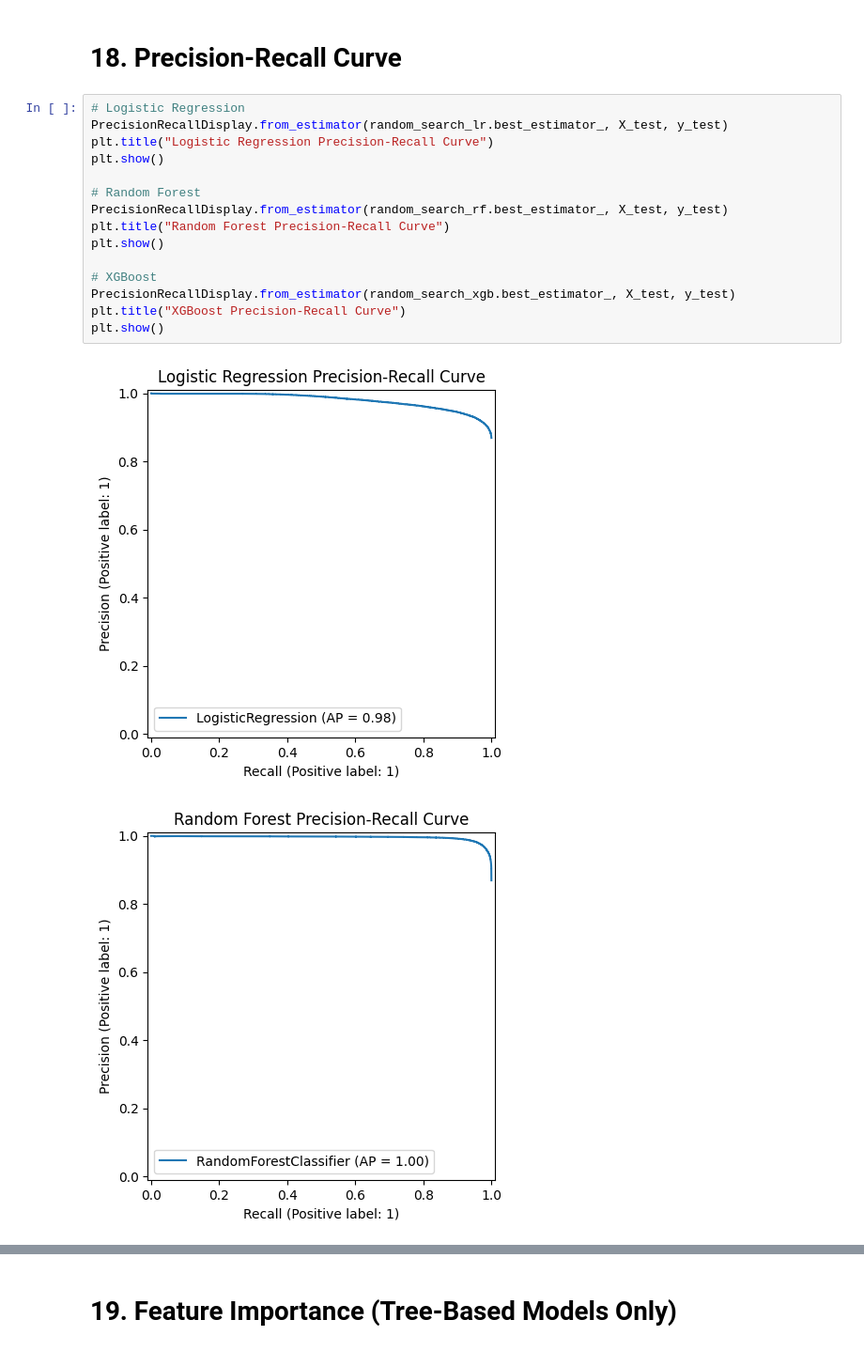
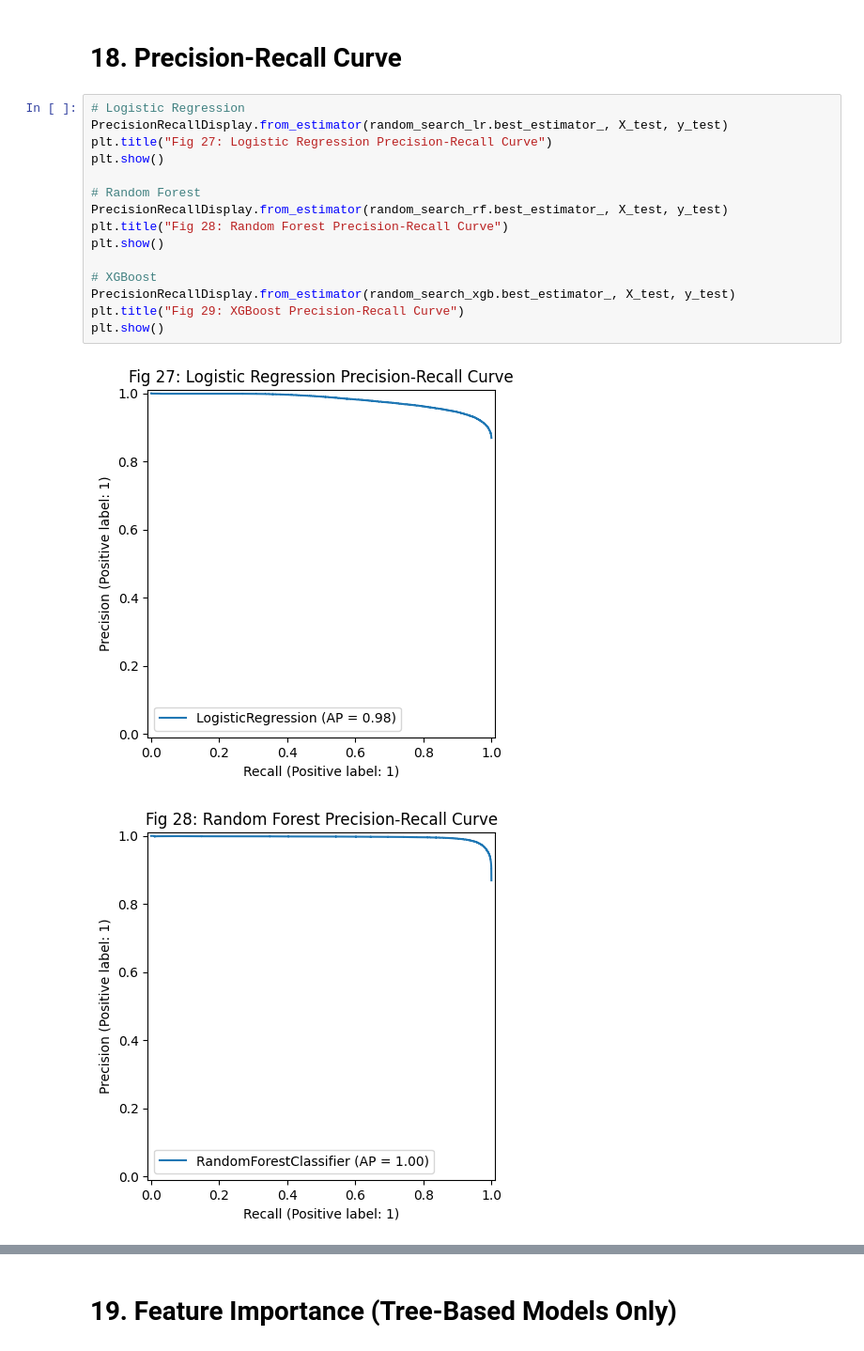
Before and after one commit to jerryorajekwe/Predicting-Loan-Default-Risk-with-Machine-Learning-Models, a Jupyter notebook: Loandefaultriskpredictionwithmachinelearning.ipynb, the cells around one changed output, grey strips where cells are left out. Shown at 94% size. Saved outputs shown, nothing was run; the diff lists cells and outputs as text.

```diff
--- a/Loandefaultriskpredictionwithmachinelearning.ipynb
+++ b/Loandefaultriskpredictionwithmachinelearning.ipynb
@@ -773,18 +792,18 @@ plt.show()
 # %%
 # Logistic Regression
 PrecisionRecallDisplay.from_estimator(random_search_lr.best_estimator_, X_test, y_test)
-plt.title("Logistic Regression Precision-Recall Curve")
+plt.title("Fig 27: Logistic Regression Precision-Recall Curve")
 plt.show()
 
 # Random Forest
 PrecisionRecallDisplay.from_estimator(random_search_rf.best_estimator_, X_test, y_test)
-plt.title("Random Forest Precision-Recall Curve")
+plt.title("Fig 28: Random Forest Precision-Recall Curve")
 plt.show()
 
 # XGBoost
 PrecisionRecallDisplay.from_estimator(random_search_xgb.best_estimator_, X_test, y_test)
-plt.title("XGBoost Precision-Recall Curve")
+plt.title("Fig 29: XGBoost Precision-Recall Curve")
 plt.show()
 # %% [output]
-[figure, old version]
+[figure, new version]
-[figure, old version]
+[figure, new version]
```
Also changed, not shown: parts of 13 cells of this notebook.
